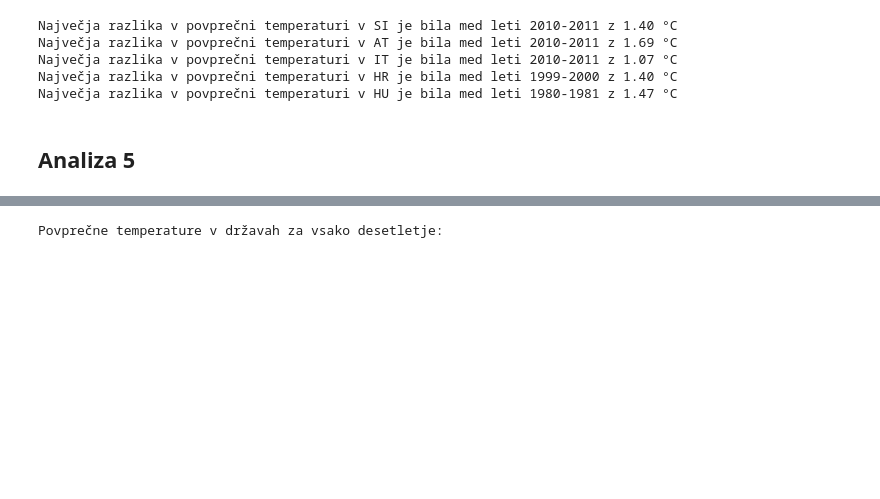
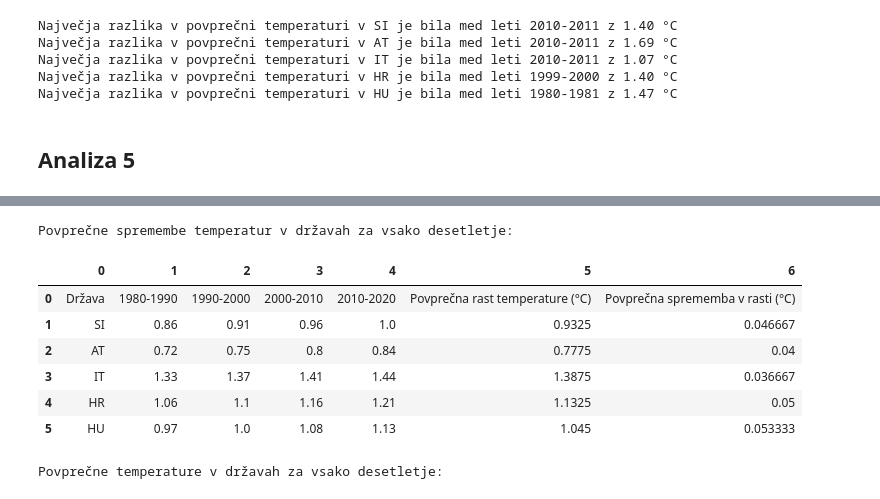
Before and after one commit to hackecTim/PR24-ZM-TPZ-NC, a Jupyter notebook: obdelava.ipynb, the cells around one changed output, grey strips where cells are left out. Saved outputs shown, nothing was run; the diff lists cells and outputs as text; code cells hidden in the pictures; blank space fills up the shorter version.

```diff
--- a/obdelava.ipynb
+++ b/obdelava.ipynb
@@ -649 +571,31 @@ Povprečne spremembe temperatur v državah za vsako desetletje:
+# %%
+countries = ['SI', 'AT', 'IT', 'HR', 'HU']
+
+table = [["Država", "1980-1990", "1990-2000", "2000-2010", "2010-2020", "Povprečna rast temperature (°C)", "Povprečna sprememba v rasti (°C)"]]
+
+for i, country in enumerate(countries, start=1):
+    table.append([country])
+
+    decade_avg_temps = averageOfDecade(country, False)
+
+    avg_growth = sum(decade_avg_temps) / len(decade_avg_temps)
+    avg_growth_deviation = sum(decade_avg_temps[i + 1] - decade_avg_temps[i] for i in range(len(decade_avg_temps) - 1)) / (len(decade_avg_temps) - 1)
+
+    table[i].extend(decade_avg_temps)
+    table[i].append(avg_growth)
+    table[i].append(avg_growth_deviation)
+
+df2 = pd.DataFrame(table)
+
+print("Povprečne spremembe temperatur v državah za vsako desetletje:")
+df2
+# %% [output]
+Povprečne spremembe temperatur v državah za vsako desetletje:
+|  | 0 | 1 | 2 | 3 | 4 | 5 | 6 |
+| 0 | Država | 1980-1990 | 1990-2000 | 2000-2010 | 2010-2020 | Povprečna rast temperature (°C) | Povprečna sprememba v rasti (°C) |
+| 1 | SI | 0.86 | 0.91 | 0.96 | 1.0 | 0.9325 | 0.046667 |
+| 2 | AT | 0.72 | 0.75 | 0.8 | 0.84 | 0.7775 | 0.04 |
+| 3 | IT | 1.33 | 1.37 | 1.41 | 1.44 | 1.3875 | 0.036667 |
+| 4 | HR | 1.06 | 1.1 | 1.16 | 1.21 | 1.1325 | 0.05 |
+| 5 | HU | 0.97 | 1.0 | 1.08 | 1.13 | 1.045 | 0.053333 |
 # %%
```
Also changed, not shown: parts of 2 cells of this notebook.
